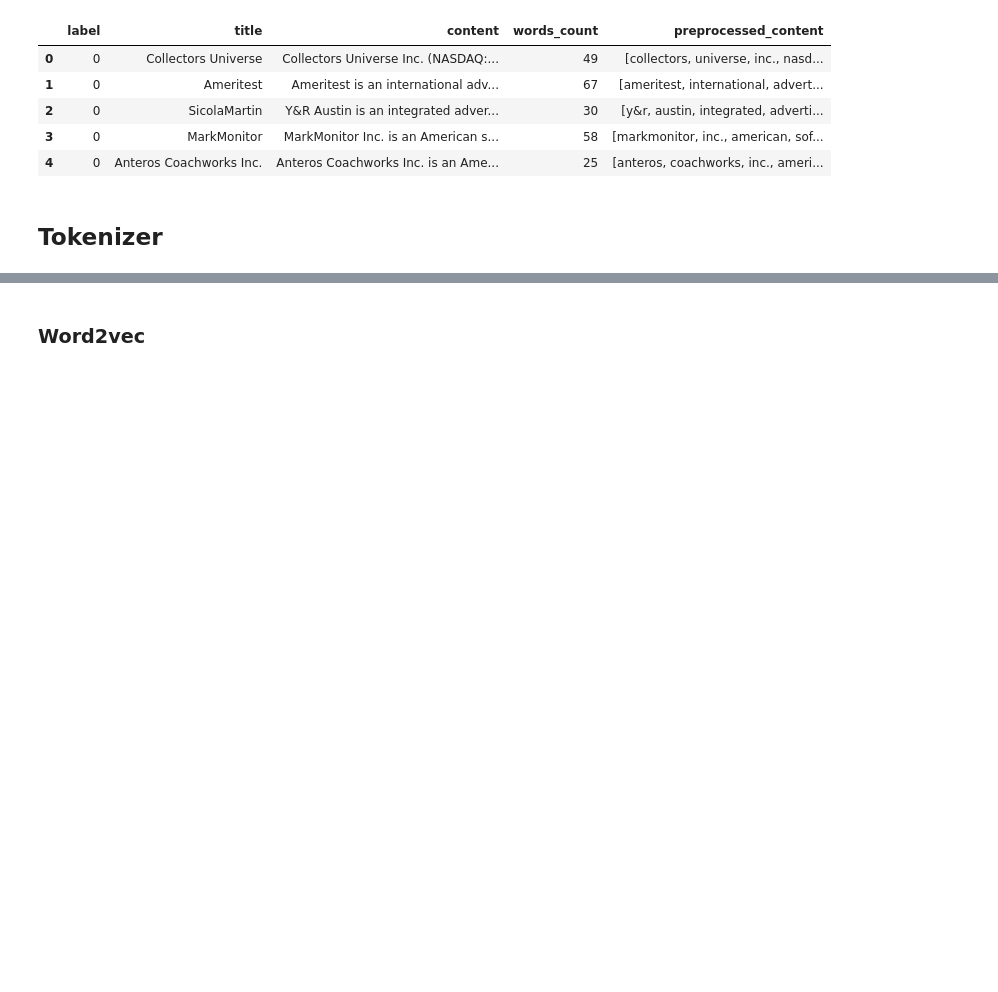
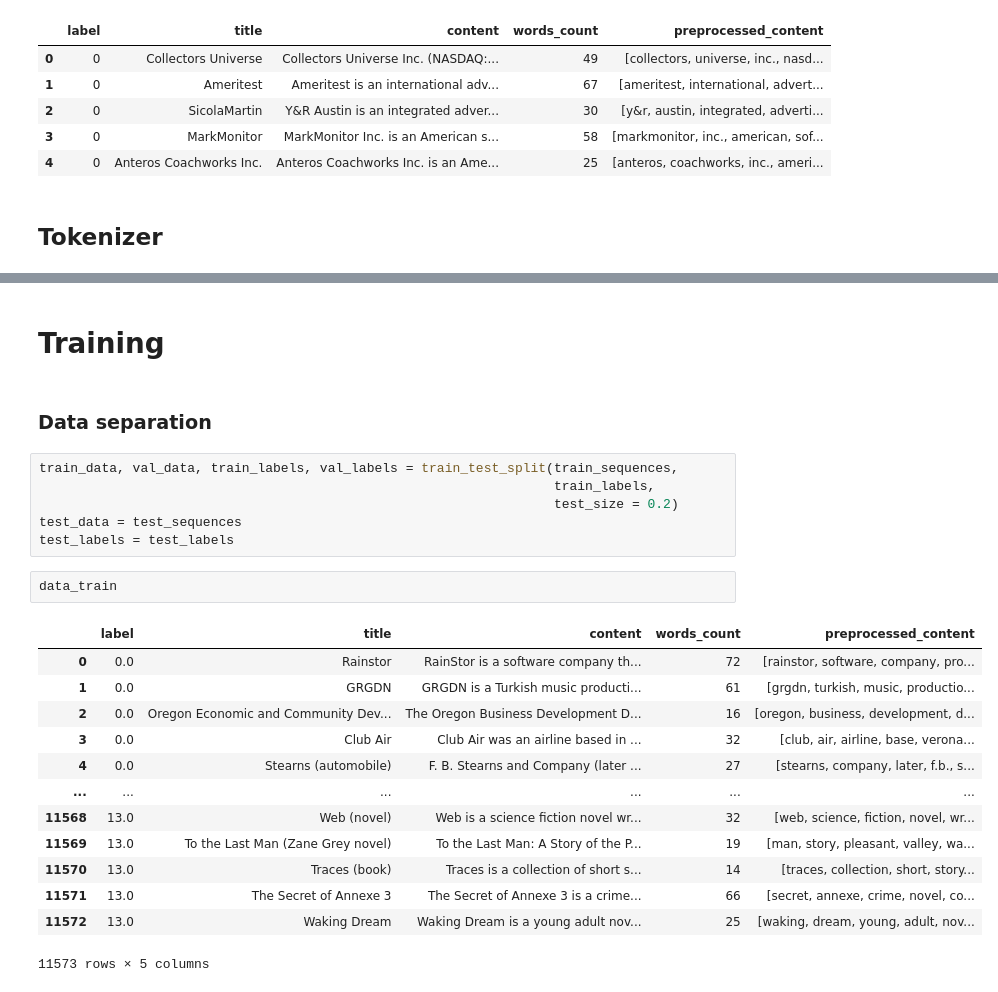
Before and after one commit to javi99/NLP_final, a Jupyter notebook: RNN.ipynb, the cells around one changed output, grey strips where cells are left out. Saved outputs shown, nothing was run; the diff lists cells and outputs as text; blank space fills up the shorter version.

```diff
--- a/RNN.ipynb
+++ b/RNN.ipynb
@@ -193,2 +289,26 @@ with open('tokenizer.pickle', 'rb') as handle:
 # %% [markdown]
-### Word2vec
+# Training
+# %% [markdown]
+### Data separation
+# %%
+train_data, val_data, train_labels, val_labels = train_test_split(train_sequences,
+                                                                  train_labels,
+                                                                  test_size = 0.2)
+test_data = test_sequences
+test_labels = test_labels
+# %%
+data_train
+# %% [output]
+|  | label | title | content | words_count | preprocessed_content |
+| 0 | 0.0 | Rainstor | RainStor is a software company th... | 72 | [rainstor, software, company, pro... |
+| 1 | 0.0 | GRGDN | GRGDN is a Turkish music producti... | 61 | [grgdn, turkish, music, productio... |
+| 2 | 0.0 | Oregon Economic and Community Dev... | The Oregon Business Development D... | 16 | [oregon, business, development, d... |
+| 3 | 0.0 | Club Air | Club Air was an airline based in ... | 32 | [club, air, airline, base, verona... |
+| 4 | 0.0 | Stearns (automobile) | F. B. Stearns and Company (later ... | 27 | [stearns, company, later, f.b., s... |
+| ... | ... | ... | ... | ... | ... |
+| 11568 | 13.0 | Web (novel) | Web is a science fiction novel wr... | 32 | [web, science, fiction, novel, wr... |
+| 11569 | 13.0 | To the Last Man (Zane Grey novel) | To the Last Man: A Story of the P... | 19 | [man, story, pleasant, valley, wa... |
+| 11570 | 13.0 | Traces (book) | Traces is a collection of short s... | 14 | [traces, collection, short, story... |
+| 11571 | 13.0 | The Secret of Annexe 3 | The Secret of Annexe 3 is a crime... | 66 | [secret, annexe, crime, novel, co... |
+| 11572 | 13.0 | Waking Dream | Waking Dream is a young adult nov... | 25 | [waking, dream, young, adult, nov... |
+11573 rows × 5 columns
```
Also changed, not shown: parts of 21 cells of this notebook, 6 other files.
